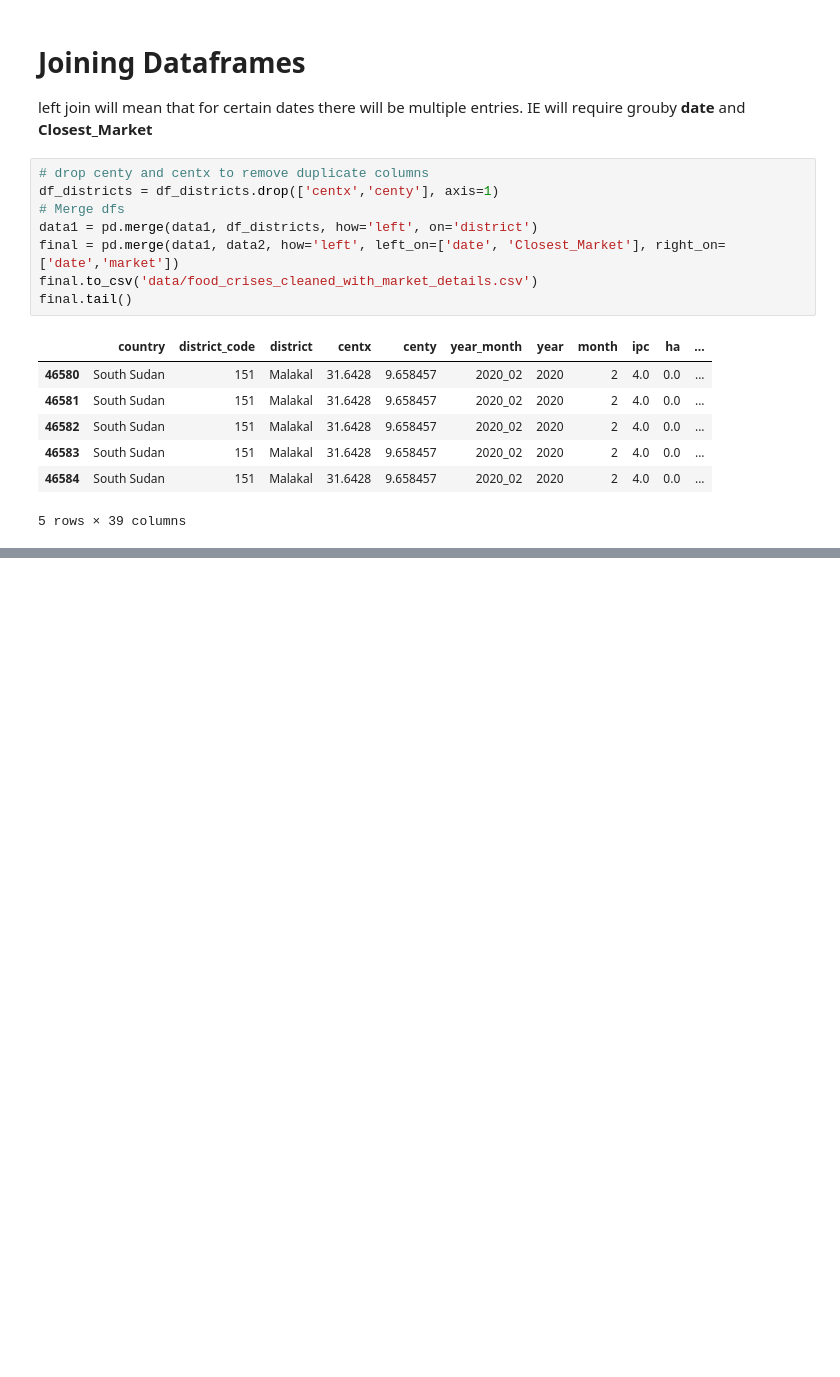
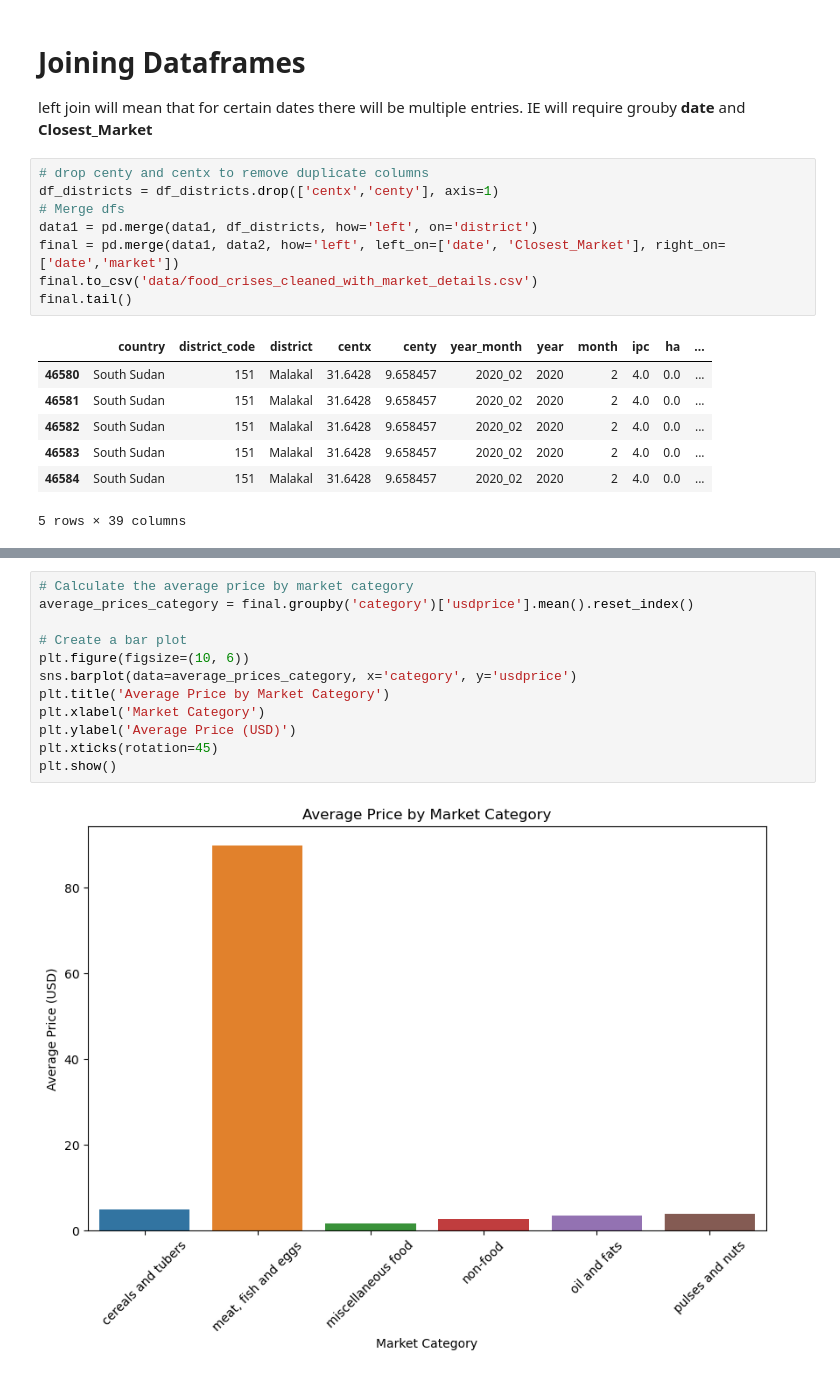
Before and after one commit to Joeryy/JBG060-DC3-23-24-group-2, a Jupyter notebook: merging_dfs.ipynb, the cells around one changed output, grey strips where cells are left out. Drawn from its saved outputs; the diff is of its cells as text; blank space fills up the shorter version.

```diff
--- a/merging_dfs.ipynb
+++ b/merging_dfs.ipynb
@@ -98,0 +122,14 @@ final.tail()
+# %%
+# Calculate the average price by market category
+average_prices_category = final.groupby('category')['usdprice'].mean().reset_index()
+
+# Create a bar plot
+plt.figure(figsize=(10, 6))
+sns.barplot(data=average_prices_category, x='category', y='usdprice')
+plt.title('Average Price by Market Category')
+plt.xlabel('Market Category')
+plt.ylabel('Average Price (USD)')
+plt.xticks(rotation=45)
+plt.show()
+# %% [output]
+[figure, added]
```
Also changed, not shown: parts of 8 cells of this notebook, 1 other file.
